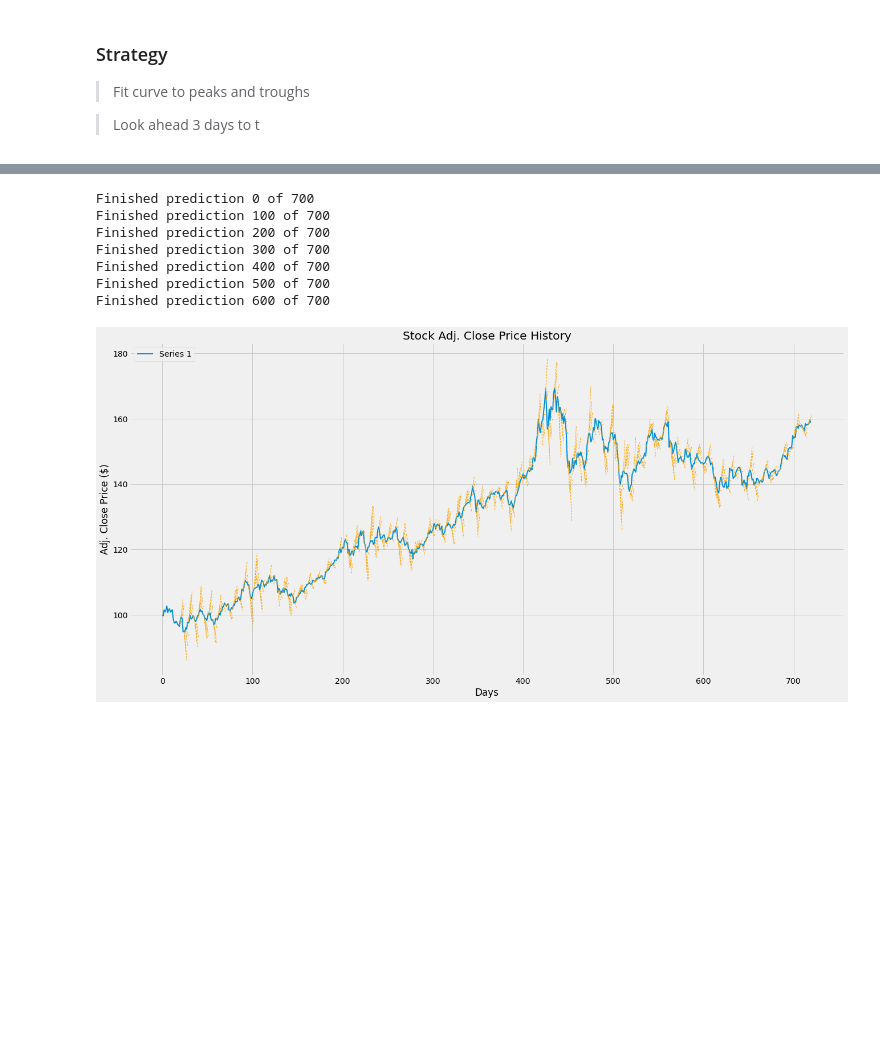
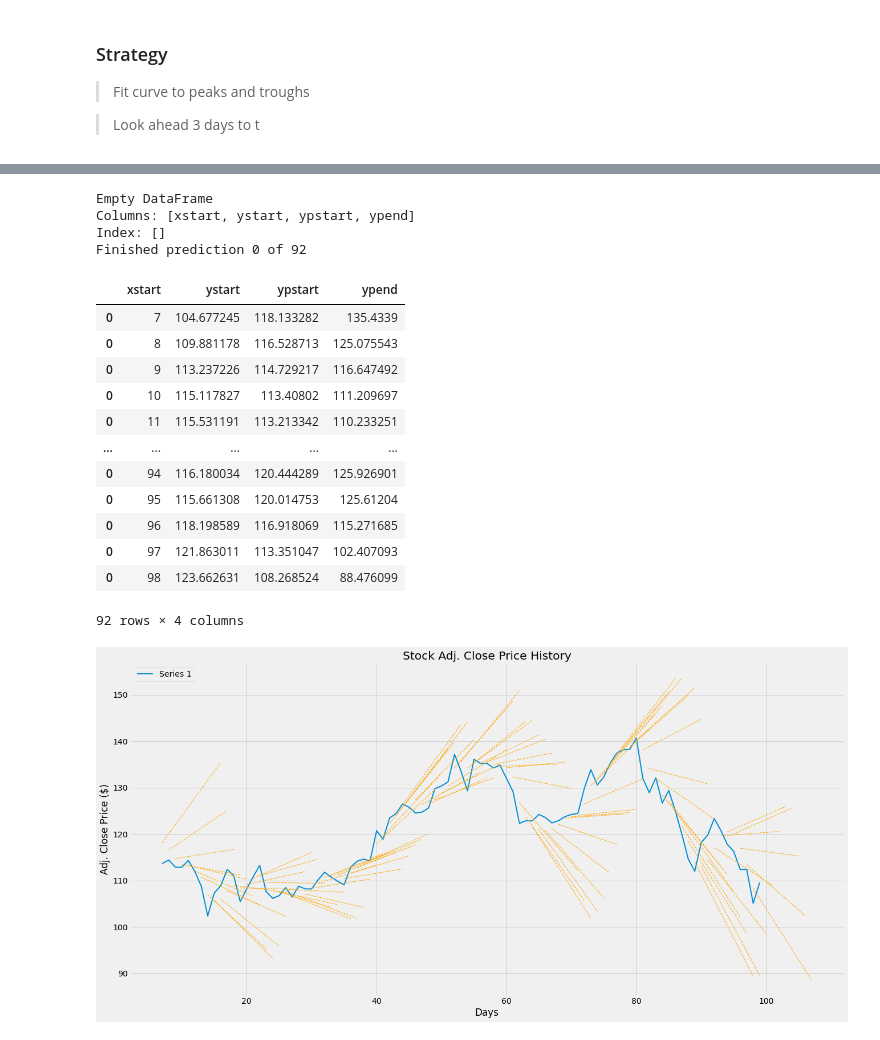
Before and after one commit to oscarwoodi/BHProj2Team1, a Jupyter notebook: Levels_.ipynb, the cells around one changed output, grey strips where cells are left out. Saved outputs shown, nothing was run; the diff lists cells and outputs as text; code cells hidden in the pictures; blank space fills up the shorter version.

```diff
--- a/Levels_.ipynb
+++ b/Levels_.ipynb
@@ -510,7 +550,7 @@ def crystal_ball(series, vision, window, sinwindow, start, end, option, predicto
     # option - used in predictor (0 uses turning point data, 1 uses price data)
     # predictor - type of interpolation (5 uses 5th deg poly, 4 - 4th, 3 - 3rd, 2 - 2nd, 1 - sin)
 
-    data1 = df[series][start:end]
+    data1 = df[series][start+window-1:end]
 
     # plot initial curve
     plt.figure(figsize=(20, 10))
@@ -518,40 +558,62 @@ def crystal_ball(series, vision, window, sinwindow, start, end, option, predicto
     plt.title('Stock Adj. Close Price History')
     plt.xlabel('Days')
     plt.ylabel('Adj. Close Price ($)')
     plt.legend(df, loc='upper left')
+
+    # storing predictions
+    predictions = pd.DataFrame(columns=['xstart', 'ystart', 'ypstart', 'ypend'])
+    print(predictions)
 
     # plot guess per time step
     for i in range(start, end-window):
 
         span = [i, i+window]
 
         if predictor == 5:
             [x_line, y_line, x_line_f, y_line_f] = fit_pent_curve(series, vision, span, option)
         elif predictor == 4:
             [x_line, y_line, x_line_f, y_line_f] = fit_quad_curve(series, vision, span, option)
         elif predictor == 3:
             [x_line, y_line, x_line_f, y_line_f] = fit_tri_curve(series, vision, span, option)
         elif predictor == 2:
             [x_line, y_line, x_line_f, y_line_f] = fit_bi_curve(series, vision, span, option)
+        elif predictor == 0:
+            [x_line, y_line, x_line_f, y_line_f] = fit_lin_curve(series, vision, span, option)
         elif predictor == 1:
             [x_line, y_line, x_line_f, y_line_f] = fit_sin_curve(series, vision, span, option)
 
         # create a line plot for the mapping function
         plt.plot(x_line_f, y_line_f, '--', color='orange', linewidth=1)
 
+        # add data points
+        predictions = pd.concat([predictions, pd.DataFrame([[x_line[-1], y_line[0], y_line_f[0], y_line_f[-1]]], \
+                                             columns=['xstart', 'ystart', 'ypstart', 'ypend'])])
+
         if i%100 == 0:
             print('Finished prediction %.d of %.d' % (i-start, end-window-start))
 
+    return predictions
+
 # call function
 
-crystal_ball('Series 21', 3, 20, 20, 0, 720, 1, 4)
+crystal_ball('Series 6', 10, 8, 20, 0, 100, 1, 0)
 # %% [output]
-Finished prediction 0 of 700
-Finished prediction 100 of 700
-Finished prediction 200 of 700
-Finished prediction 300 of 700
-Finished prediction 400 of 700
-Finished prediction 500 of 700
-Finished prediction 600 of 700
+Empty DataFrame
+Columns: [xstart, ystart, ypstart, ypend]
+Index: []
+Finished prediction 0 of 92
+|  | xstart | ystart | ypstart | ypend |
+| 0 | 7 | 104.677245 | 118.133282 | 135.4339 |
+| 0 | 8 | 109.881178 | 116.528713 | 125.075543 |
+| 0 | 9 | 113.237226 | 114.729217 | 116.647492 |
+| 0 | 10 | 115.117827 | 113.40802 | 111.209697 |
+| 0 | 11 | 115.531191 | 113.213342 | 110.233251 |
+| ... | ... | ... | ... | ... |
+| 0 | 94 | 116.180034 | 120.444289 | 125.926901 |
+| 0 | 95 | 115.661308 | 120.014753 | 125.61204 |
+| 0 | 96 | 118.198589 | 116.918069 | 115.271685 |
+| 0 | 97 | 121.863011 | 113.351047 | 102.407093 |
+| 0 | 98 | 123.662631 | 108.268524 | 88.476099 |
+92 rows × 4 columns
-[figure, old version]
+[figure, new version]
 # %%
```
Also changed, not shown: parts of 29 cells of this notebook, 1 other file.
